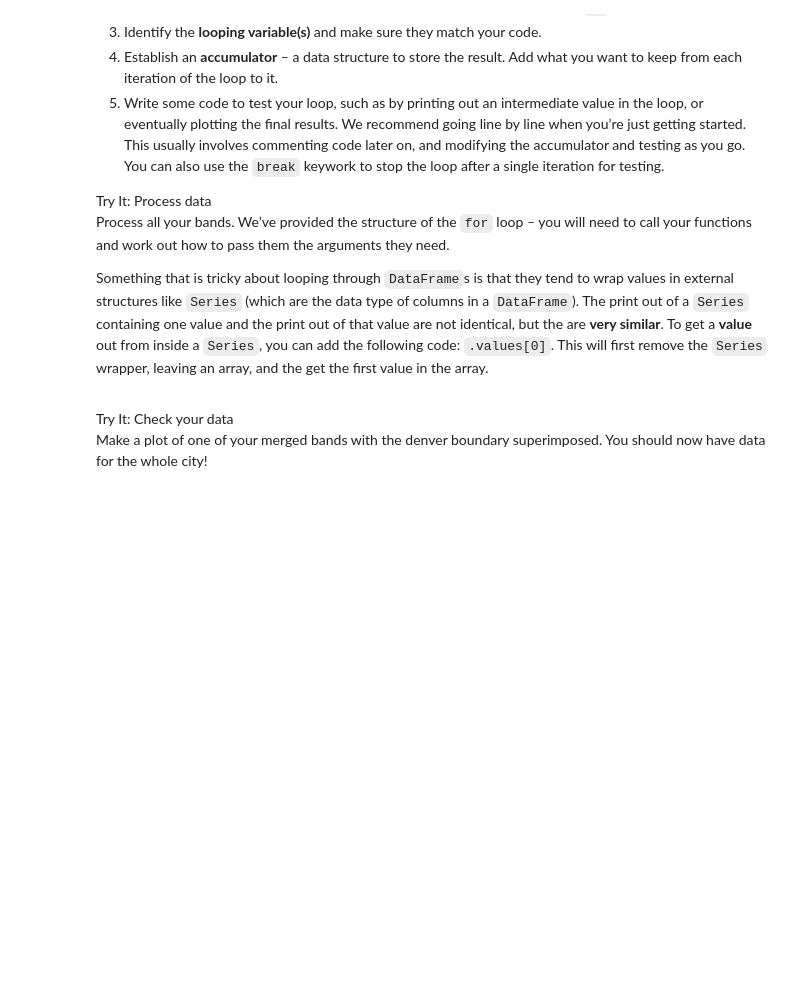
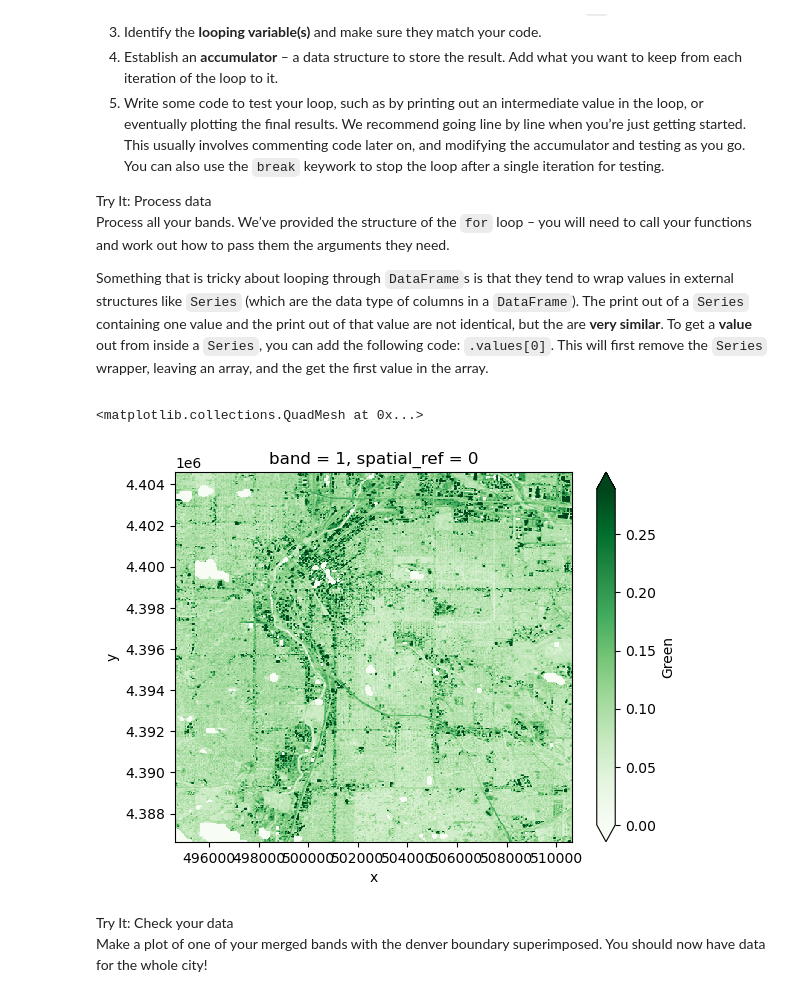
Before and after one commit to earthlab-education/fundamentals-04-redlining-tjstogoski, a Jupyter notebook: notebooks/redlining-92-bulk-download.ipynb, the cells around one changed output. Cells and saved outputs as stored; diff of their text form; code cells hidden in the pictures; blank space fills up the shorter version.

```diff
--- a/notebooks/redlining-92-bulk-download.ipynb
+++ b/notebooks/redlining-92-bulk-download.ipynb
@@ -109,8 +137,22 @@ def process_image(uri, bounds_gdf):
     cropped_da: rxr.DataArray
       Processed raster
     """
+    # Load tile of data
+    da = rxr.open_rasterio(uri, mask_and_scale=True).squeeze()
+
+    # Define study bounds
+    study_bounds = (
+        bounds_gdf
+        .to_crs(da.rio.crs)
+        .total_bounds
+    )
+    # Crop raster data
+    cropped_da = da.rio.clip_box(*study_bounds)
 
     return cropped_da
+
+# Function test
+# process_image(denver_files[8], denver_red_gdf).plot()
 # %%
 def process_cloud_mask(cloud_uri, bounds_gdf, bits_to_mask):
     """
@@ -145,8 +225,15 @@ First – run another `earthaccess` search, this time removing the
 the results.
 # %%
 # Search earthaccess
+earthaccess.login(strategy="interactive", persist=True)
+denver_results = earthaccess.search_data(
+    short_name="HLSL30",
+    bounding_box=tuple(denver_red_gdf.total_bounds),
+    temporal=("2023-07-12", "2023-07-13")
+)
 
-# Open earthaccess results
+# Access HLS data
+denver_files = earthaccess.open(denver_results)
 # %% [markdown]
 <link rel="stylesheet" type="text/css" href="./assets/styles.css"><div class="callout callout-style-default callout-titled callout-task"><div class="callout-header"><div class="callout-icon-container"><i class="callout-icon"></i></div><div class="callout-title-container flex-fill">Try It: Get metadata with **regular expressions**</div></div><div class="callout-body-container callout-body"><p>Using the code below as a starting point, extract metadata from file
 names and put them into a <code>DataFrame</code>. This strategy will
@@ -167,18 +258,20 @@ through the <code>.full_name</code> attribute.</li>
 # %%
 # Compile a regular expression to search for metadata
 uri_re = re.compile(
-    ...
+    r"HLS\.L30\.(?P<tile_id>T[0-9A-Z]+)\.(?P<date>\d+)T\d+\.v2\.0\."
+    r"(?P<band_id>.+)\.tif"
 )
 
 # Find all the metadata in the file name
 uri_groups = [
-    uri_re.search(file_name_to_search).groupdict()
-    for uri in ea_uris]
+    uri_re.search(denver_file.full_name).groupdict()
+    for denver_file in denver_files]
 
 # Create a DataFrame with the metadata
 raster_df = pd.DataFrame(uri_groups)
 
 # Add the File-like URI to the DataFrame
+raster_df['uri'] = denver_files
 
 # Check the results
 raster_df
@@ -224,31 +335,42 @@ value in the array.</p></div></div>
 # %%
 # Labels for each band to process
 bands = {
     'B02': 'red',
-    ...
+    'B03': 'green',
+    'B04': 'blue',
+    'B05': 'nir'
 }
 # Initialize structure for saving images
 denver_das = {band_name: [] for band_name in bands.values()}
+
 for tile_id, tile_df in raster_df.groupby('tile_id'):
     # Load the cloud mask
+    fmask_file = tile_df[tile_df.band_id=='Fmask'].uri.values[0]
+    cloud_mask = process_cloud_mask(fmask_file, denver_red_gdf, [1,2,3,5])
 
     for band_id, row in tile_df.groupby('band_id'):
         if band_id in bands:
             band_name = bands[band_id]
             # Process band
+            band_da = process_image(row.uri.values[0], denver_red_gdf)
 
             # Mask band
+            band_masked_da = band_da.where(cloud_mask)
 
             # Store the resulting DataArray ofr later
             denver_das[band_name].append(band_masked_da)
+
 
 # Merge all tiles
 denver_das = {
     band_name: merge_arrays(das)
     for band_name, das
     in denver_das.items()}
 
 denver_das['green'].plot(cmap='Greens', robust=True)
+# %% [output]
+<matplotlib.collections.QuadMesh at 0x...>
+[figure, added]
 # %% [markdown]
 <link rel="stylesheet" type="text/css" href="./assets/styles.css"><div class="callout callout-style-default callout-titled callout-task"><div class="callout-header"><div class="callout-icon-container"><i class="callout-icon"></i></div><div class="callout-title-container flex-fill">Try It: Check your data</div></div><div class="callout-body-container callout-body"><p>Make a plot of one of your merged bands with the denver boundary
 superimposed. You should now have data for the whole city!</p></div></div>
```
Also changed, not shown: parts of 10 cells of this notebook.
